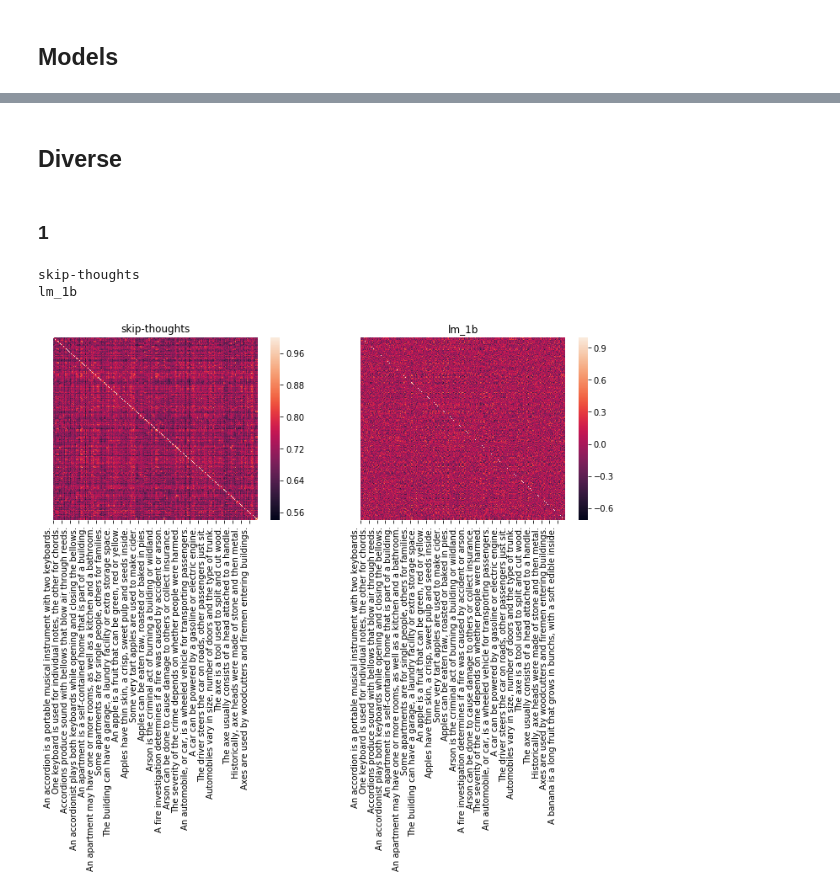
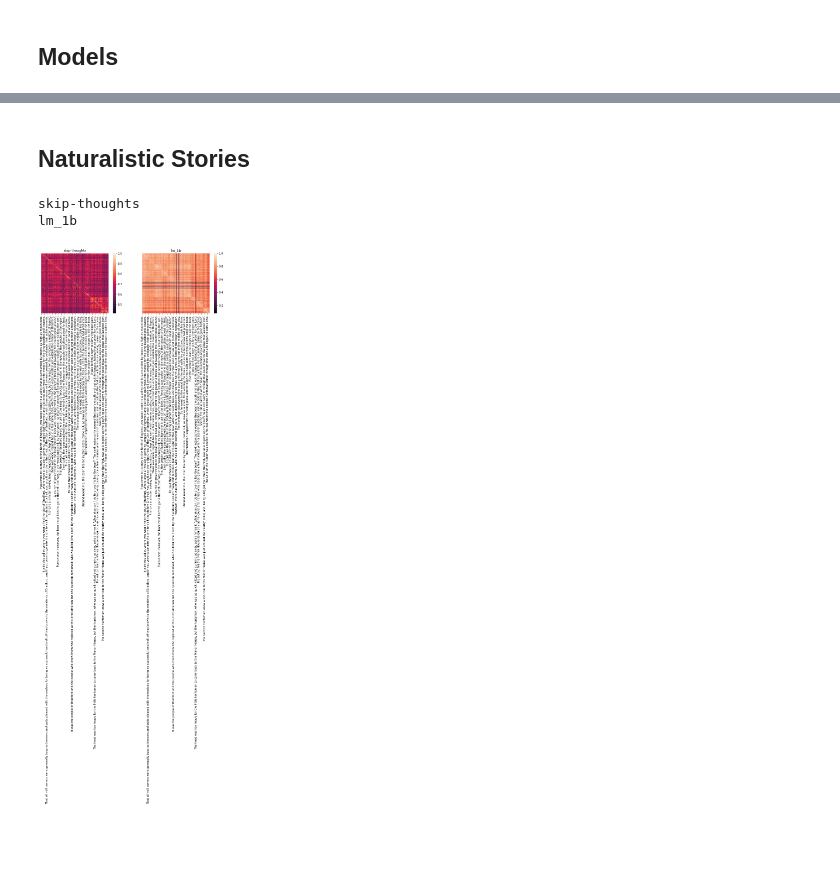
Before and after one commit to mschrimpf/neural-nlp, a Jupyter notebook: results/RSAs.ipynb, the cells around one changed output, grey strips where cells are left out. Cells and saved outputs as stored; diff of their text form; code cells hidden in the pictures; blank space fills up the shorter version.

Commit message:
plot naturalistic stories RSAs

```diff
--- a/results/RSAs.ipynb
+++ b/results/RSAs.ipynb
@@ -29,37 +29,32 @@ DEBUG:neural_nlp.utils.StorageCache:Loading from storage: /mnt/c/Users/Martin/wo
-# %% [markdown]
-## Diverse
+# %% [markdown]
+## Naturalistic Stories
 # %%
 % matplotlib inline
 
 import seaborn
 from matplotlib import pyplot
 
 from neural_nlp.data import data_mappings
 from mkgu.metrics.rdm import RSA
 
-rsa = RSA()
-
-
-def plot_diverse_rsa(dataset_name):
+def plot_rsa(dataset_name):
     data = data_mappings[dataset_name]()
     fig, axes = pyplot.subplots(1, len(models), figsize=(12, 4))
     for i, (model_name, activations_worker) in enumerate(models.items()):
         ax = axes[i]
         print(model_name)
         ax.set_title(model_name)
         encodings = activations_worker(dataset_name)  # feed in sentences in context, i.e. with continuity
-        similarities = rsa(encodings.T)
-        # plot
-        seaborn.heatmap(similarities, ax=ax, yticklabels=False)
+        similarities = RSA()(encodings)
+        seaborn.heatmap(similarities, ax=ax)
         ax.set_xticklabels(data)
+        ax.get_yaxis().set_visible(False)
     pyplot.savefig('results/RSA-{}.svg'.format(dataset_name))
     pyplot.savefig('results/RSA-{}.png'.format(dataset_name))
     fig.show()
+
+plot_rsa('naturalistic_stories')
+# %% [output]
+skip-thoughts
+lm_1b
+[figure, added]
-# %% [markdown]
-### 1
-# %%
-plot_diverse_rsa('diverse1')
-# %% [output]
-skip-thoughts
-lm_1b
-[figure, removed]
```
Also changed, not shown: parts of 1 cell of this notebook.
